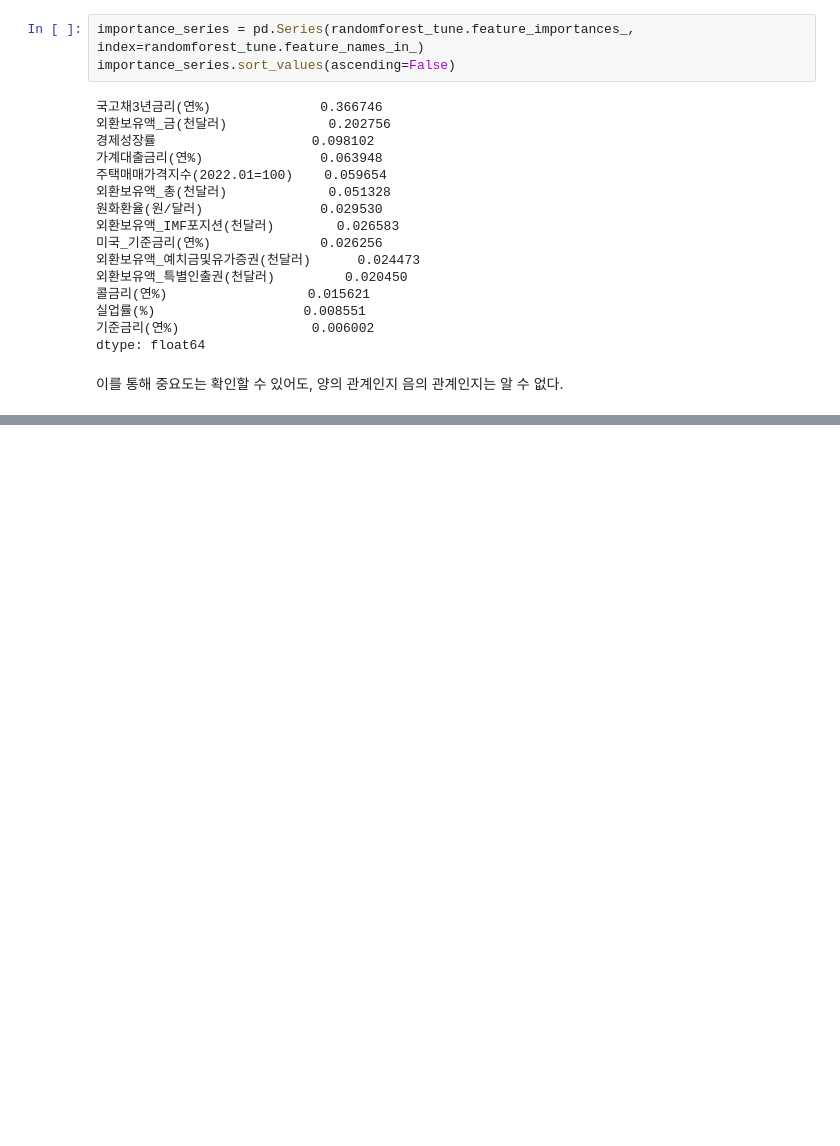
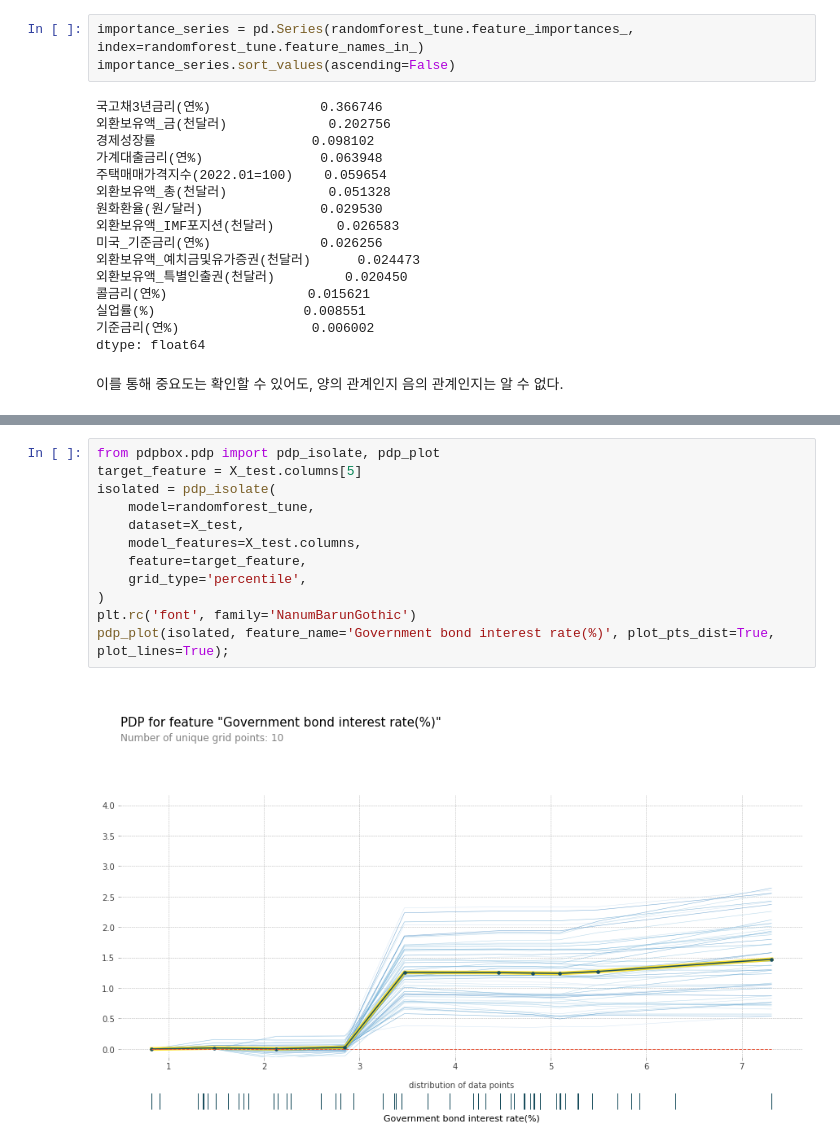
Before and after one commit to nan-park/section2_project, a Jupyter notebook: data_modeling.ipynb, the cells around one changed output, grey strips where cells are left out. Saved outputs shown, nothing was run; the diff lists cells and outputs as text; blank space fills up the shorter version.

```diff
--- a/data_modeling.ipynb
+++ b/data_modeling.ipynb
@@ -197,0 +267,14 @@ dtype: float64
+# %%
+from pdpbox.pdp import pdp_isolate, pdp_plot
+target_feature = X_test.columns[5]
+isolated = pdp_isolate(
+    model=randomforest_tune,
+    dataset=X_test,
+    model_features=X_test.columns,
+    feature=target_feature,
+    grid_type='percentile',
+)
+plt.rc('font', family='NanumBarunGothic')
+pdp_plot(isolated, feature_name='Government bond interest rate(%)', plot_pts_dist=True, plot_lines=True);
+# %% [output]
+[figure, added]
```
Also changed, not shown: parts of 15 cells of this notebook.
